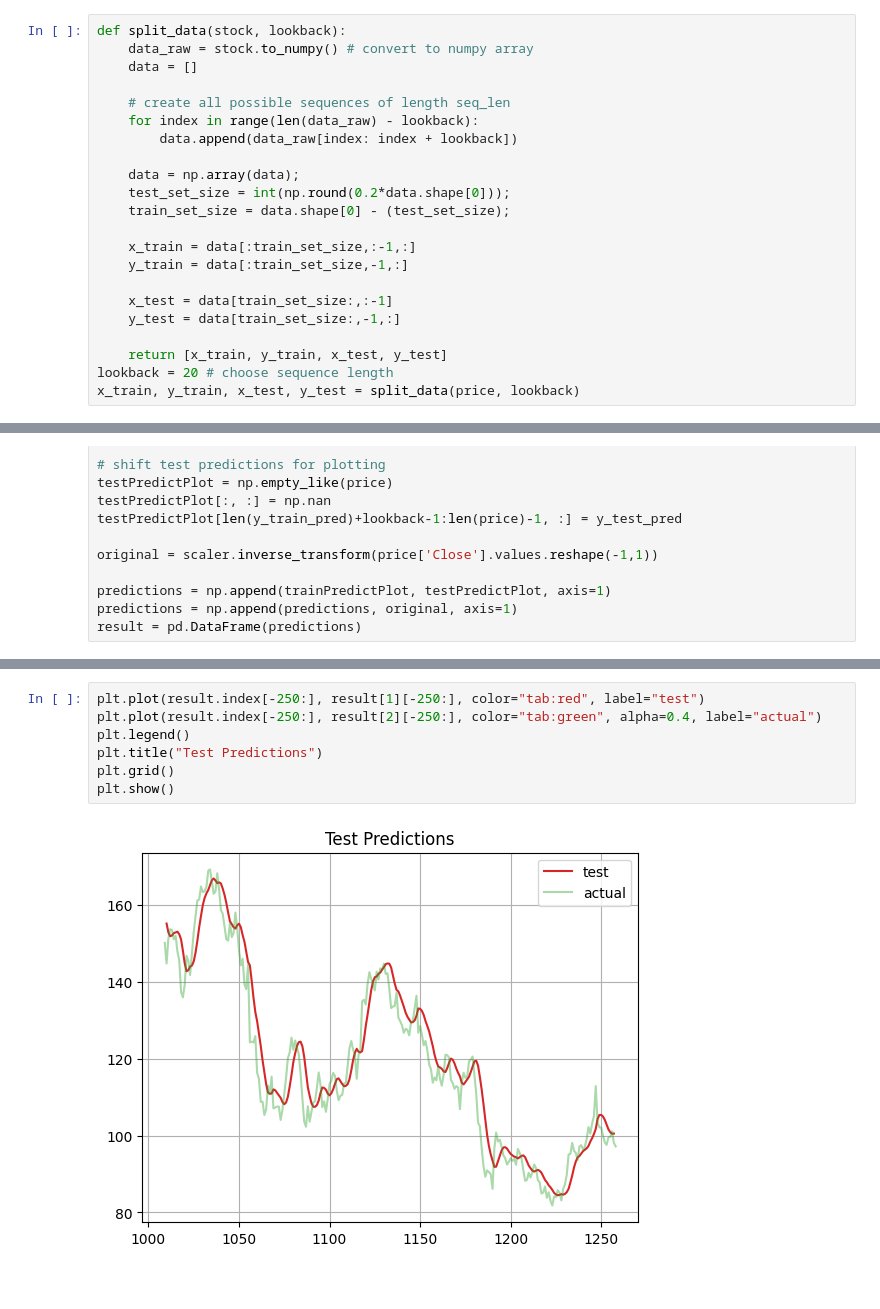
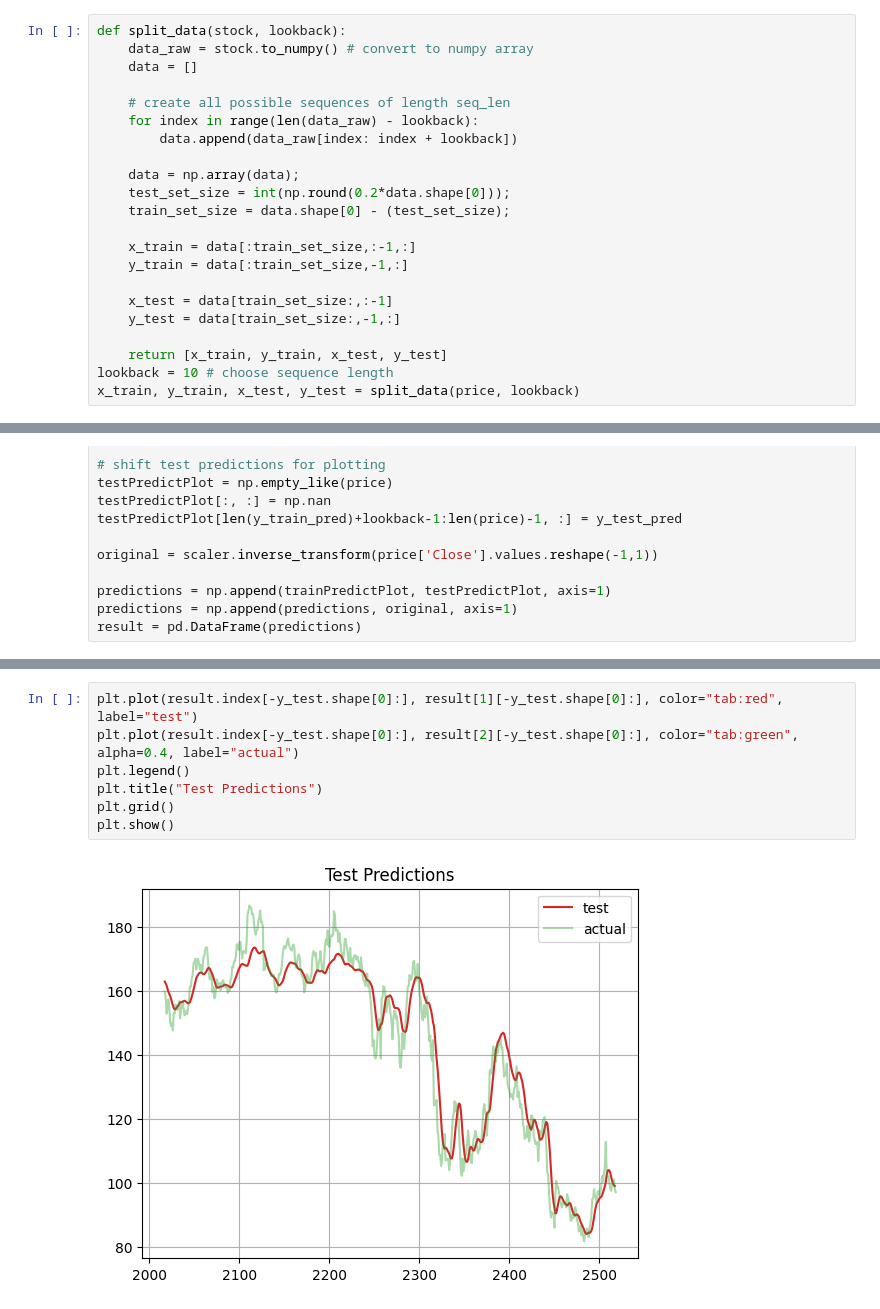
Before and after one commit to oooyiyangc/lstm-stock, a Jupyter notebook: lstm-stock-price-prediction.ipynb, the cells around one changed output, grey strips where cells are left out. Drawn from its saved outputs; the diff is of its cells as text.

```diff
--- a/lstm-stock-price-prediction.ipynb
+++ b/lstm-stock-price-prediction.ipynb
@@ -73,7 +73,7 @@ def split_data(stock, lookback):
     y_test = data[train_set_size:,-1,:]
 
     return [x_train, y_train, x_test, y_test]
-lookback = 20 # choose sequence length
+lookback = 10 # choose sequence length
 x_train, y_train, x_test, y_test = split_data(price, lookback)
 # %% [markdown]
 ## Set up LSTM
@@ -210,12 +210,12 @@ plt.show()
 # %%
-plt.plot(result.index[-250:], result[1][-250:], color="tab:red", label="test")
-plt.plot(result.index[-250:], result[2][-250:], color="tab:green", alpha=0.4, label="actual")
+plt.plot(result.index[-y_test.shape[0]:], result[1][-y_test.shape[0]:], color="tab:red", label="test")
+plt.plot(result.index[-y_test.shape[0]:], result[2][-y_test.shape[0]:], color="tab:green", alpha=0.4, label="actual")
 plt.legend()
 plt.title("Test Predictions")
 plt.grid()
 plt.show()
 # %% [output]
-[figure, old version]
+[figure, new version]
 # %%
 
 plt.scatter(y_test_pred, y_test)
```
Also changed, not shown: parts of 11 cells of this notebook, 1 other file.
